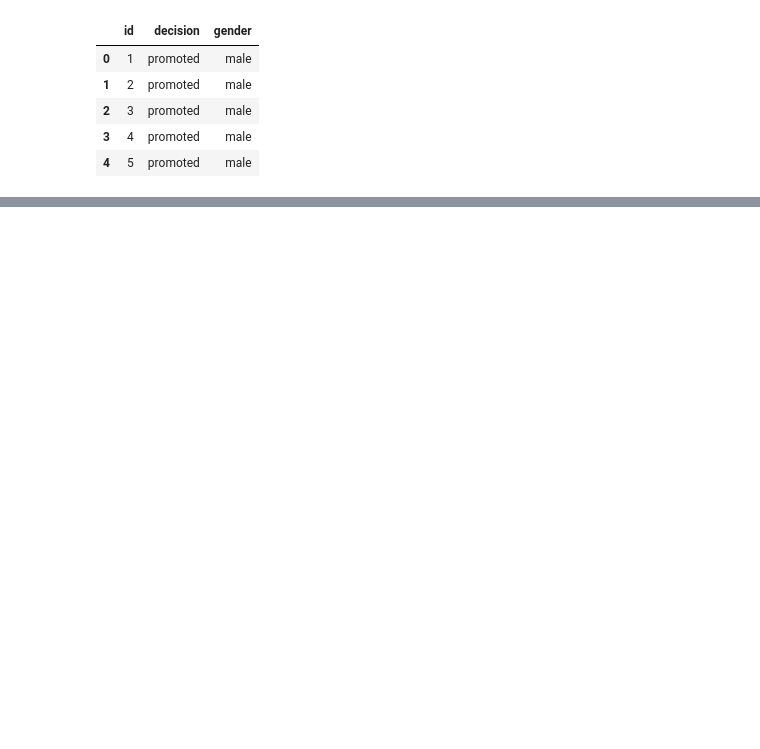
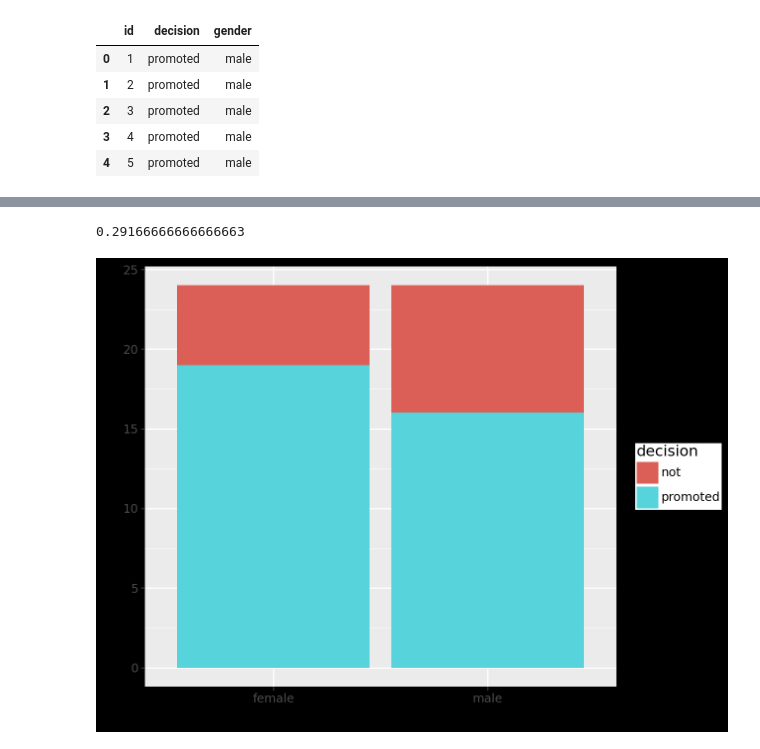
Before and after one commit to RafaelRagozoni/Topicos7, a Jupyter notebook: Aula9/participacao.ipynb, the cells around one changed output, grey strips where cells are left out. Saved outputs shown, nothing was run; the diff lists cells and outputs as text; code cells hidden in the pictures; blank space fills up the shorter version.

```diff
--- a/Aula9/participacao.ipynb
+++ b/Aula9/participacao.ipynb
@@ -604,0 +763,16 @@ promotions.head()
+# %%
+valores = promotions[["gender","decision"]].value_counts()
+p_male = valores["male"]["promoted"]/valores["male"].sum()
+p_female = valores["female"]["promoted"]/valores["female"].sum()
+p_value = p_male - p_female
+p_value
+# %% [output]
+0.29166666666666663
+# %%
+shuffled_df = promotions.copy()
+shuffled_df["gender"] = shuffled_df["gender"].sample(frac=1).values
+ggplot(shuffled_df) \
++ aes(x="gender", fill = "decision") \
++ geom_bar()
+# %% [output]
+[figure, added]
```
Also changed, not shown: parts of 36 cells of this notebook.
